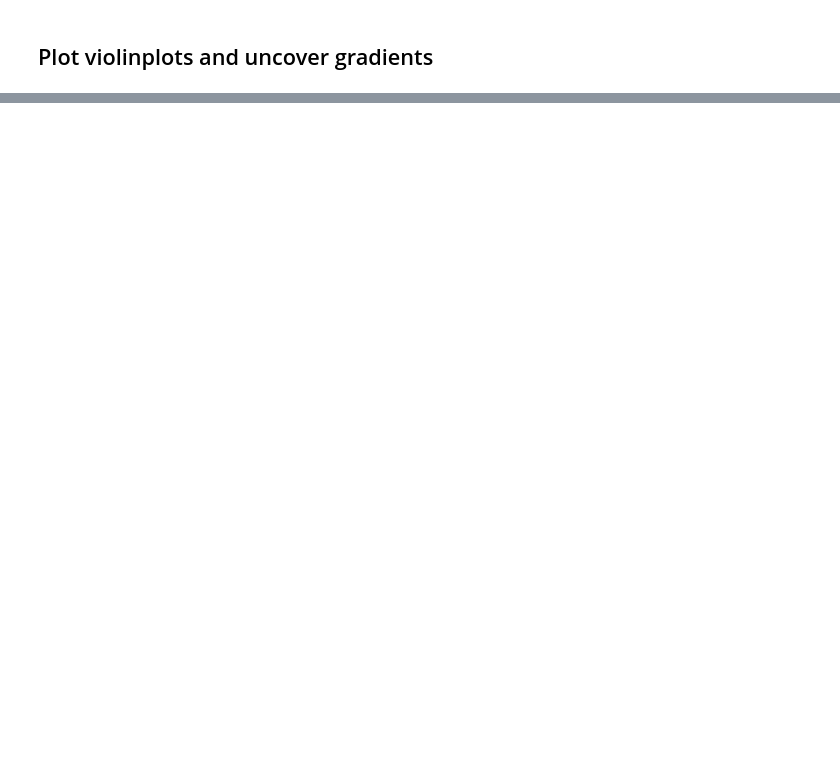
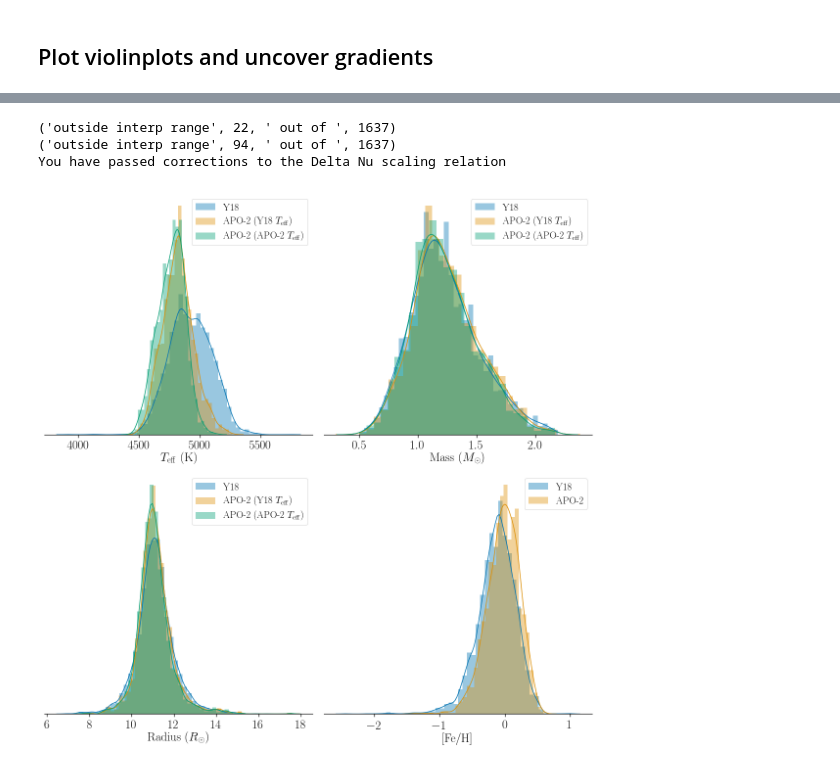
Before and after one commit to ojhall94/GAIA, a Jupyter notebook: Scripts/paper_plots.ipynb, the cells around one changed output, grey strips where cells are left out. Drawn from its saved outputs; the diff is of its cells as text; code cells hidden in the pictures; blank space fills up the shorter version.

```diff
--- a/Scripts/paper_plots.ipynb
+++ b/Scripts/paper_plots.ipynb
@@ -282,0 +165,79 @@ gr.sort_values(by='ccdlabel')
+# %%
+import os
+import sys
+sys.path.append(os.path.expanduser('~')+'/PhD/Hacks_and_Mocks/asfgrid/')
+import asfgrid
+from omnitool import scalings
+from omnitool.literature_values import Msol, Rsol
+def get_fdnu(df):
+    asf = asfgrid.Seism()
+    evstate = np.ones(len(df))*2
+    logz = np.log10(df.Z.values)
+    teff = df.Teff.values
+    dnu = df.dnu.values
+    numax = df.numax.values
+
+    mass, radius = asf.get_mass_radius(evstate, logz, teff, dnu, numax)
+    logg = asf.mr2logg(mass, radius)
+    fdnu = asf._get_fdnu(evstate, logz, teff, mass, logg, fill_value='nearest')
+
+    return fdnu
+# %%
+fig, ((ax1, ax2),(ax3,ax4)) = plt.subplots(2, 2, figsize=(16, 16))
+ax1.set_yticks([])
+ax2.set_yticks([])
+ax3.set_yticks([])
+ax4.set_yticks([])
+ax1.spines['top'].set_visible(False)
+ax1.spines['right'].set_visible(False)
+ax1.spines['left'].set_visible(False)
+ax2.spines['top'].set_visible(False)
+ax2.spines['right'].set_visible(False)
+ax2.spines['left'].set_visible(False)
+ax3.spines['top'].set_visible(False)
+ax3.spines['right'].set_visible(False)
+ax3.spines['left'].set_visible(False)
+ax4.spines['top'].set_visible(False)
+ax4.spines['right'].set_visible(False)
+ax4.spines['left'].set_visible(False)
+
+
+sns.distplot(yu.Teff, label='Y18', ax=ax1)
+sns.distplot(apo.Yu_Teff, label=r'APO-2 (Y18 $T_{\rm eff})$', ax=ax1)
+sns.distplot(apo.Teff, label=r'APO-2 (APO-2 $T_{\rm eff})$', ax=ax1)
+
+sc = scalings(apo.numax, apo.dnu, apo.Teff,\
+                      _numax_err = apo.numax_err, _dnu_err = apo.dnu_err,\
+                      _Teff_err = apo.Teff_err)
+sc.give_corrections(fdnu = get_fdnu(apo))
+
+sns.distplot(yu.M_Clump, label='Y18', ax=ax2)
+sns.distplot(apo.M_Clump, label=r'APO-2 (Y18 $T_{\rm eff})$', ax=ax2)
+sns.distplot(sc.get_mass()/Msol, label=r'APO-2 (APO-2 $T_{\rm eff})$', ax=ax2)
+
+
+sns.distplot(yu.R_Clump, label='Y18', ax=ax3)
+sns.distplot(apo.R_Clump, label=r'APO-2 (Y18 $T_{\rm eff}$)', ax=ax3)
+sns.distplot(sc.get_radius()/Rsol, label=r'APO-2 (APO-2 $T_{\rm eff})$', ax=ax3)
+
+sns.distplot(yu['[Fe/H]'], label='Y18', ax=ax4)
+sns.distplot(apo['[Fe/H]'], label=r'APO-2', ax=ax4)
+
+ax1.set_xlabel(r'$T_{\rm eff}$ (K)')
+ax2.set_xlabel(r'Mass ($M_\odot$)')
+ax3.set_xlabel(r'Radius ($R_\odot$)')
+ax4.set_xlabel(r'[Fe/H]')
+
+ax1.legend(fontsize=20, loc='upper right')
+ax2.legend(fontsize=20, loc='upper right')
+ax3.legend(fontsize=20, loc='upper right')
+ax4.legend(fontsize=20, loc='upper right')
+
+fig.tight_layout()
+plt.savefig('/home/oliver/Dropbox/Papers/Hall+18/Figures/apokasc-2-dists.pdf')
+plt.show()
+# %% [output]
+('outside interp range', 22, ' out of ', 1637)
+('outside interp range', 94, ' out of ', 1637)
+You have passed corrections to the Delta Nu scaling relation
+[figure, added]
```
Also changed, not shown: parts of 9 cells of this notebook, 3 other files.
